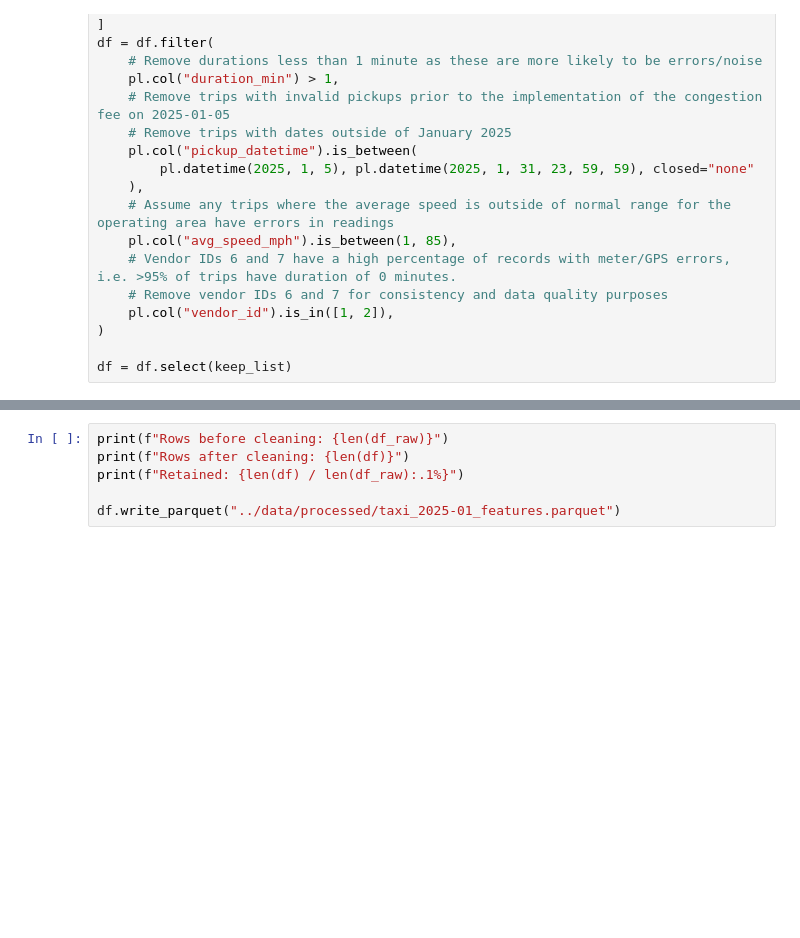
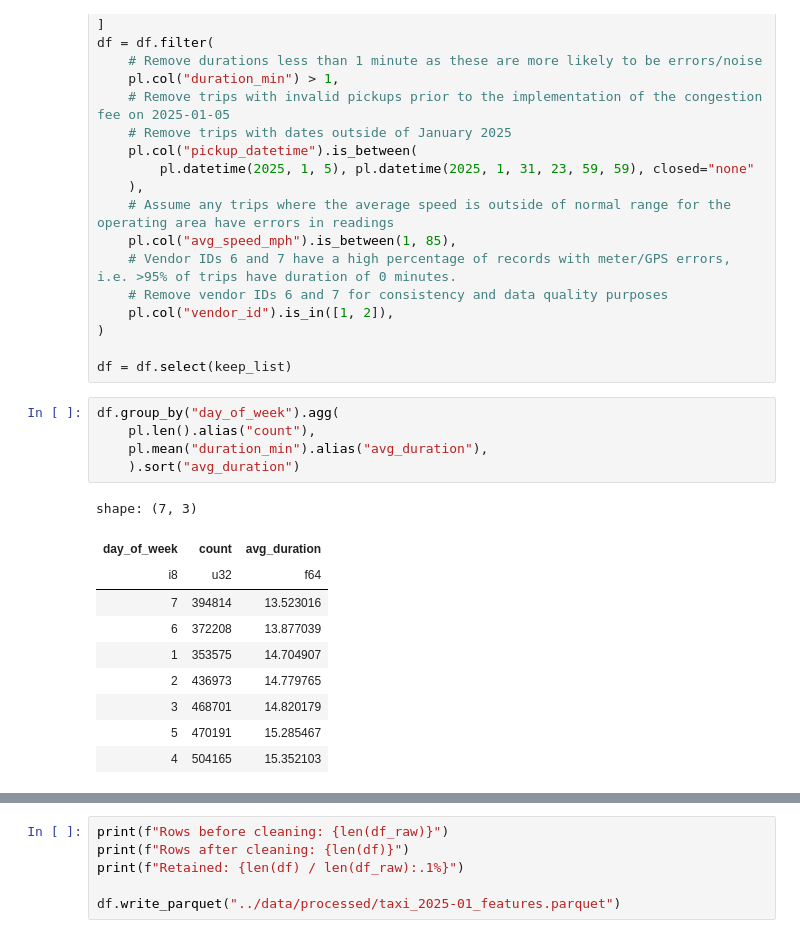
Before and after one commit to Iurisprudentia/ml-tinker, a Jupyter notebook: notebooks/eda_2025.ipynb, the cells around one changed output, grey strips where cells are left out. Cells and saved outputs as stored; diff of their text form; blank space fills up the shorter version.

```diff
--- a/notebooks/eda_2025.ipynb
+++ b/notebooks/eda_2025.ipynb
@@ -272,3 +272,19 @@ df = df.filter(
 )
 
 df = df.select(keep_list)
+# %%
+df.group_by("day_of_week").agg(
+    pl.len().alias("count"),
+    pl.mean("duration_min").alias("avg_duration"),
+    ).sort("avg_duration")
+# %% [output]
+shape: (7, 3)
+| day_of_week | count | avg_duration |
+| i8 | u32 | f64 |
+| 7 | 394814 | 13.523016 |
+| 6 | 372208 | 13.877039 |
+| 1 | 353575 | 14.704907 |
+| 2 | 436973 | 14.779765 |
+| 3 | 468701 | 14.820179 |
+| 5 | 470191 | 15.285467 |
+| 4 | 504165 | 15.352103 |
```
Also changed, not shown: parts of 1 cell of this notebook, 1 other file.
